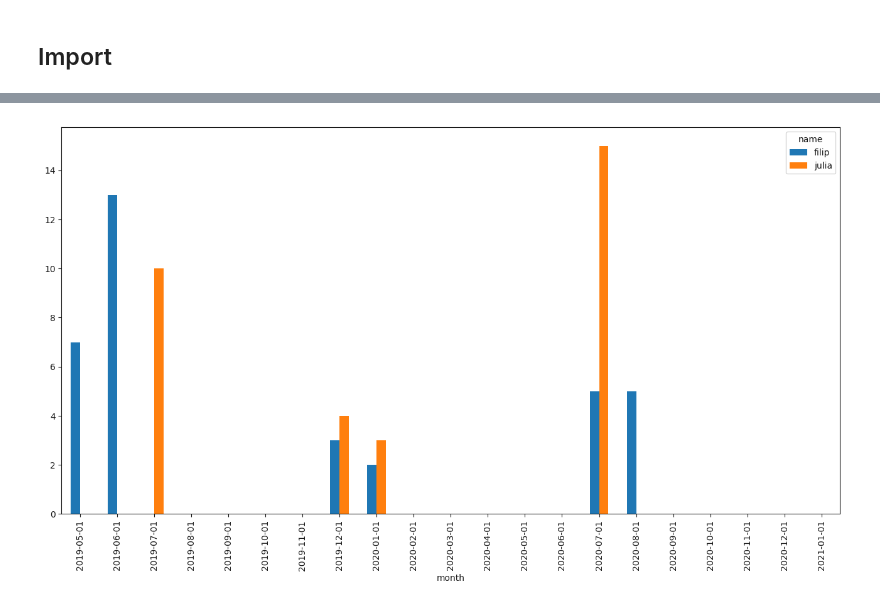
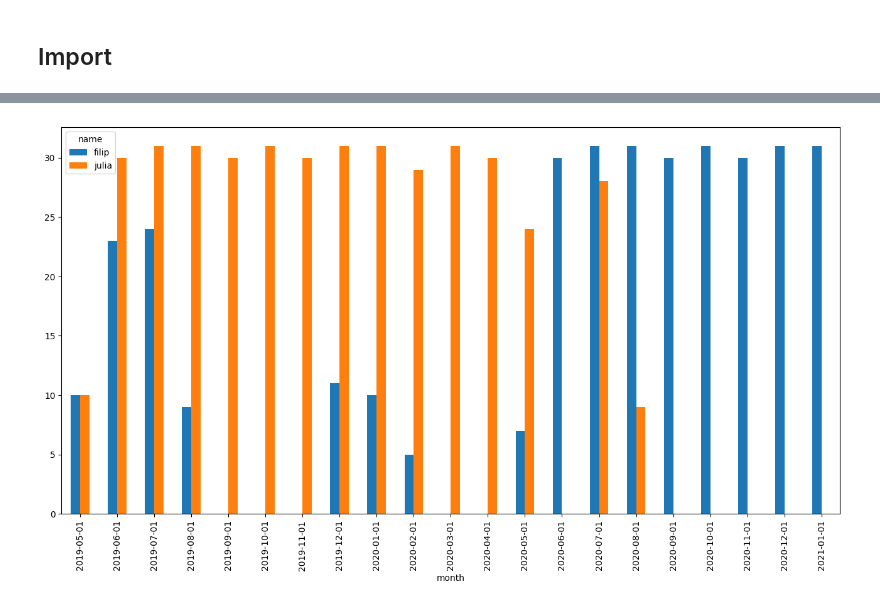
Before and after one commit to filipclaesson/par_sala_calc, a Jupyter notebook: calculate_salaries.ipynb, the cells around one changed output, grey strips where cells are left out. Drawn from its saved outputs; the diff is of its cells as text; code cells hidden in the pictures.

Commit message:
updating calendarmap plot

```diff
--- a/calculate_salaries.ipynb
+++ b/calculate_salaries.ipynb
@@ -8,11 +8,6 @@ from datetime import datetime
 from calendar import monthrange
 #from calendra.europe import Sweden
 import pandas as pd
-
-data = pd.read_csv("input_3.csv",sep=';')
-data = data.fillna(0)
-data['date_'] = data.apply(lambda x: datetime.strptime(x['date'], '%Y-%m-%d'), axis=1)
-data = data.set_index('date_')
 # %%
 
 def calc_salary(month_df,name):
@@ -33,10 +28,10 @@ def calc_salary(month_df,name):
 		num_effective_vacation_days = sum(month_df['vacation_j']*month_df['workday'])
 		num_vacation_days = sum(month_df['vacation_j'])
 		all_parent_days_list = month_df[['work_bonus_day_j','parent_day_j']].max(axis=1)
+		deductable_from_salary_days = month_df[['work_bonus_day_j','parent_day_j','non_paid_j']].max(axis=1)
 		num_parent_days = all_parent_days_list.sum()
 		num_effective_parent_days = sum(all_parent_days_list.multiply(month_df['multi_j']))
 		num_work_bonus_days = sum(month_df['work_bonus_day_j'])
-		num_non_working_days = sum((-month_df['work_j'])*month_df['workday'])
 
 	elif (name == 'filip'):
 		salary_monthly = 42000
@@ -51,18 +46,18 @@ def calc_salary(month_df,name):
 		num_vacation_days = sum(month_df['vacation_f'])
 		num_10_days = sum(month_df['10d_f'])
 		all_parent_days_list = month_df[['work_bonus_day_f','parent_day_f','10d_f']].max(axis=1)
+		deductable_from_salary_days = month_df[['work_bonus_day_f','parent_day_f','10d_f']].max(axis=1)
 		num_parent_days = all_parent_days_list.sum() - num_10_days
 		num_effective_parent_days = sum(all_parent_days_list.multiply(month_df['multi_f']))
 		num_work_bonus_days = sum(month_df['work_bonus_day_f'])
-		num_non_working_days = sum(month_df['work_f'])
 
 	#num_p_julia = sum(month_df['parent_day_j'])
 
 	# decide removal of salary
-	if (sum(all_parent_days_list)==num_days_in_month):
+	if (sum(deductable_from_salary_days)==num_days_in_month):
 		remove_from_salary = salary_monthly
 	else:
-		remove_from_salary = ((salary_monthly*12)/365)*sum(all_parent_days_list)
+		remove_from_salary = ((salary_monthly*12)/365)*sum(deductable_from_salary_days)
 	#decide money from FK
 	salary_from_work = salary_monthly - remove_from_salary
 	from_fk = parent_kr_per_day*num_effective_parent_days
@@ -166,5 +171,6 @@ plt.show()
 # %%
-calc_all("input_3.csv").reset_index().pivot('month','name','num_effective_vacation_days').plot(kind='bar',figsize=(16,8))
+## plot diff between names in the same version
+calc_all("input_3.csv").reset_index().pivot('month','name','num_days_off').plot(kind='bar',figsize=(16,8))
 plt.show()
 # %% [output]
-[figure, old version]
+[figure, new version]
```
Also changed, not shown: parts of 17 cells of this notebook, 3 other files.
